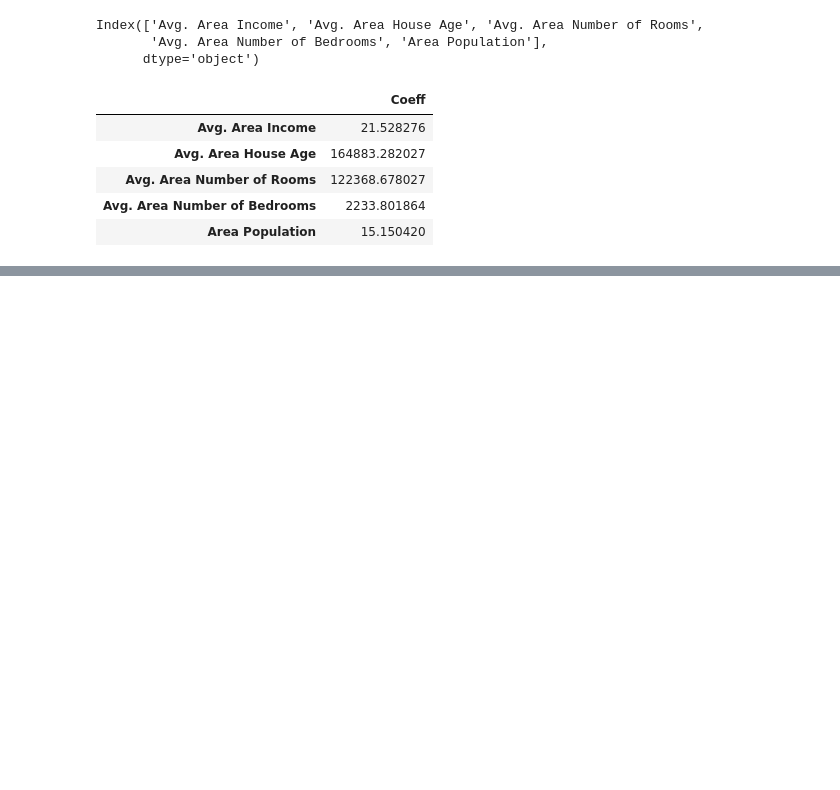
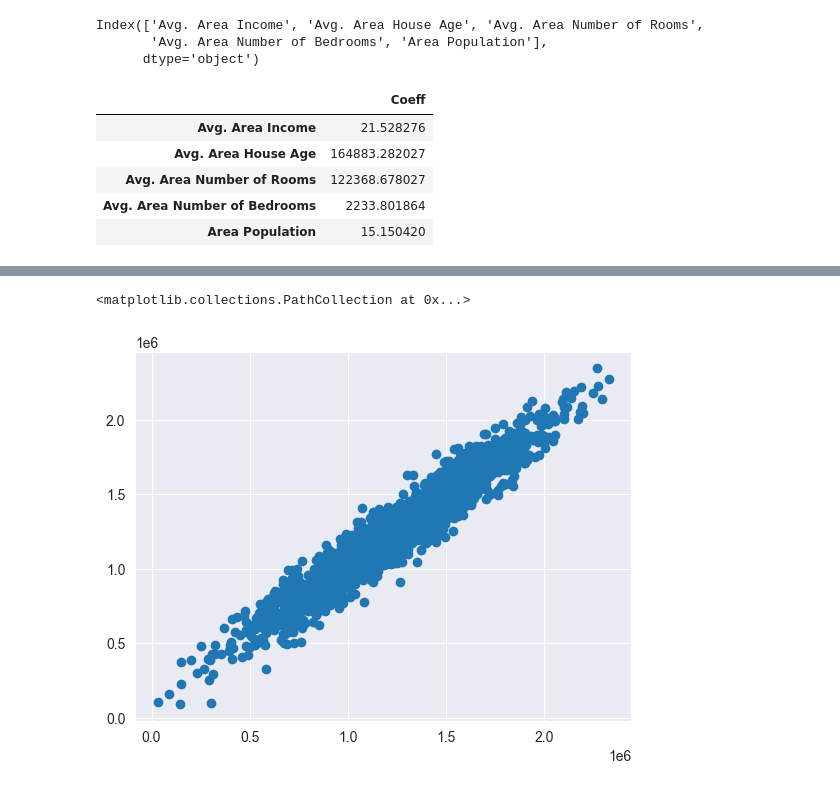
Before and after one commit to joegasewicz/machine-learning-lab, a Jupyter notebook: algorithms/linear_regression.ipynb, the cells around one changed output, grey strips where cells are left out. Drawn from its saved outputs; the diff is of its cells as text; code cells hidden in the pictures; blank space fills up the shorter version.

```diff
--- a/algorithms/linear_regression.ipynb
+++ b/algorithms/linear_regression.ipynb
@@ -192,0 +195,2 @@ cdf
+# %%
+predictions = lm.predict(X_test)
@@ -192,0 +217,7 @@ cdf
+# %%
+# this is a quick way to check the result
+plt.scatter(y_test, predictions)
+# the closer to a straight line, the better the result
+# %% [output]
+<matplotlib.collections.PathCollection at 0x...>
+[figure, added]
```
Also changed, not shown: parts of 5 cells of this notebook.
